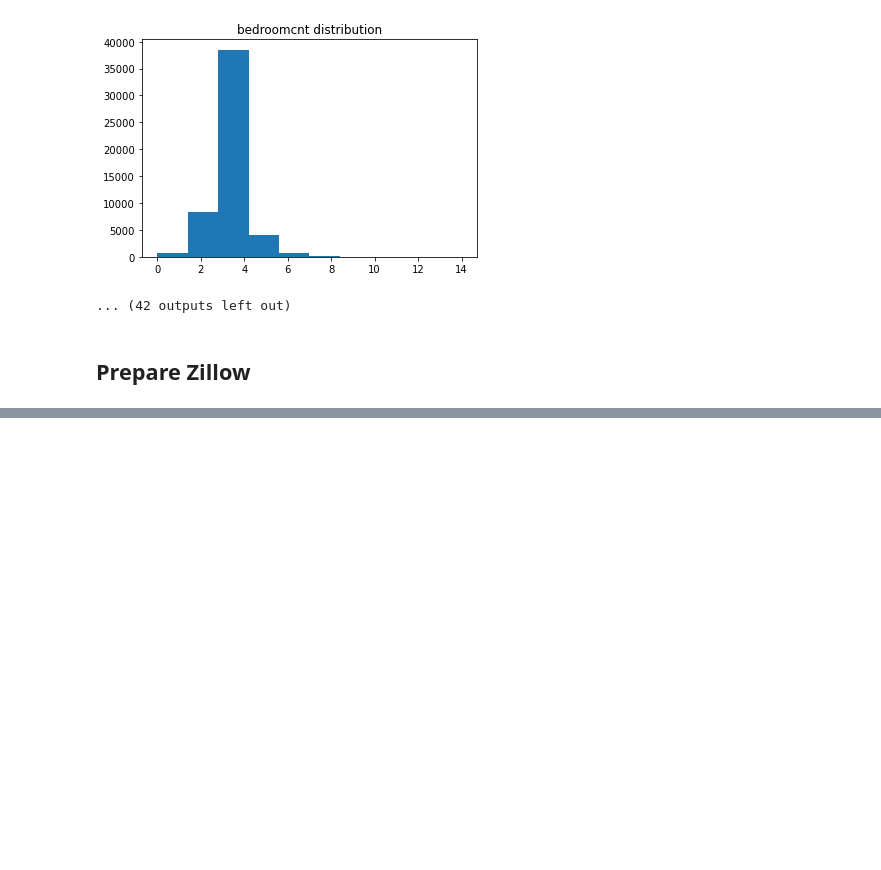
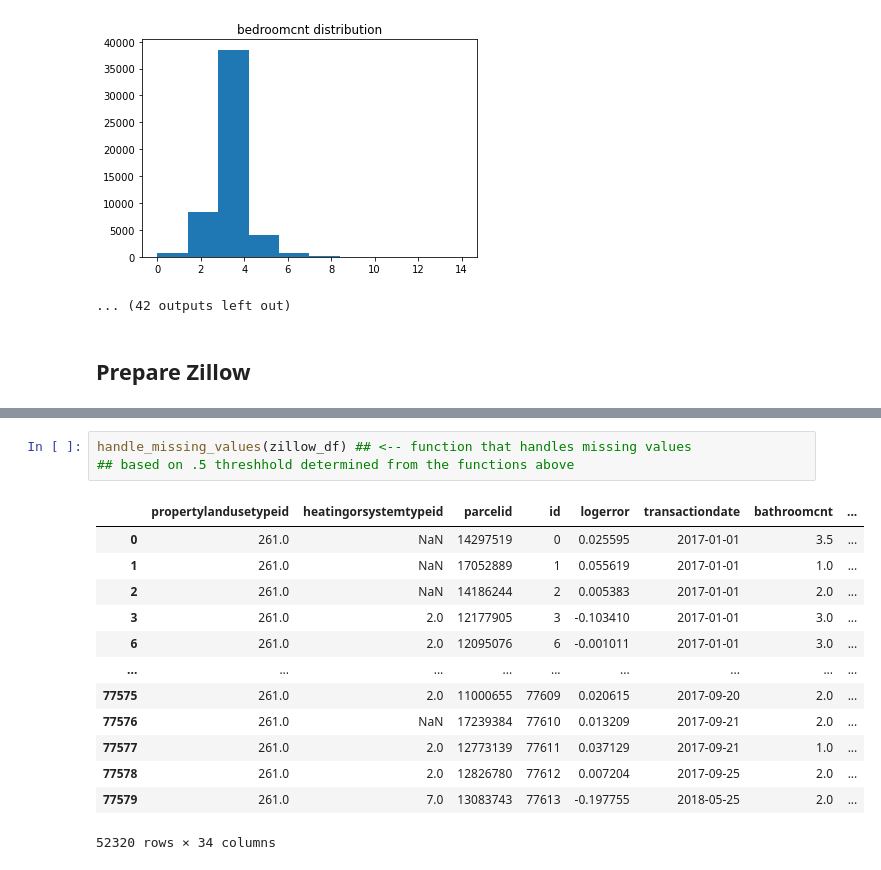
Before and after one commit to ForrestMccrosky/Zillow_Clustering_Project, a Jupyter notebook: Rough_Draft_Notebook.ipynb, the cells around one changed output, grey strips where cells are left out. Cells and saved outputs as stored; diff of their text form; blank space fills up the shorter version.

Commit message:
adding mvp prepare phase to notebook and functions

```diff
--- a/Rough_Draft_Notebook.ipynb
+++ b/Rough_Draft_Notebook.ipynb
@@ -121,0 +159,17 @@ cont_hist(zillow_df)  ## <-- function that looks at the distributions of continu
+# %%
+handle_missing_values(zillow_df) ## <-- function that handles missing values
+## based on .5 threshhold determined from the functions above
+# %% [output]
+|  | propertylandusetypeid | heatingorsystemtypeid | parcelid | id | logerror | transactiondate | bathroomcnt | ... |
+| 0 | 261.0 | NaN | 14297519 | 0 | 0.025595 | 2017-01-01 | 3.5 | ... |
+| 1 | 261.0 | NaN | 17052889 | 1 | 0.055619 | 2017-01-01 | 1.0 | ... |
+| 2 | 261.0 | NaN | 14186244 | 2 | 0.005383 | 2017-01-01 | 2.0 | ... |
+| 3 | 261.0 | 2.0 | 12177905 | 3 | -0.103410 | 2017-01-01 | 3.0 | ... |
+| 6 | 261.0 | 2.0 | 12095076 | 6 | -0.001011 | 2017-01-01 | 3.0 | ... |
+| ... | ... | ... | ... | ... | ... | ... | ... | ... |
+| 77575 | 261.0 | 2.0 | 11000655 | 77609 | 0.020615 | 2017-09-20 | 2.0 | ... |
+| 77576 | 261.0 | NaN | 17239384 | 77610 | 0.013209 | 2017-09-21 | 2.0 | ... |
+| 77577 | 261.0 | 2.0 | 12773139 | 77611 | 0.037129 | 2017-09-21 | 1.0 | ... |
+| 77578 | 261.0 | 2.0 | 12826780 | 77612 | 0.007204 | 2017-09-25 | 2.0 | ... |
+| 77579 | 261.0 | 7.0 | 13083743 | 77613 | -0.197755 | 2018-05-25 | 2.0 | ... |
+52320 rows × 34 columns
```
Also changed, not shown: parts of 13 cells of this notebook, 1 other file.
